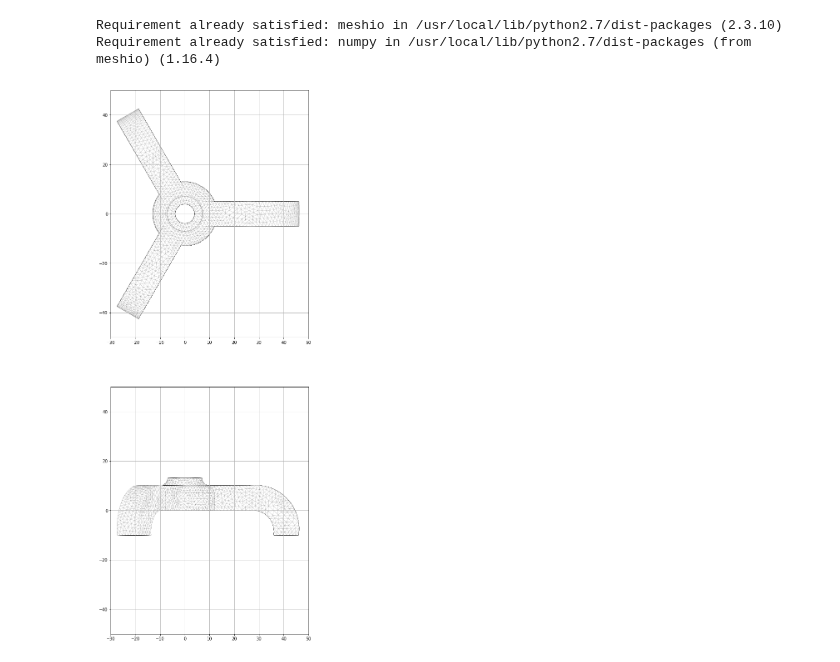
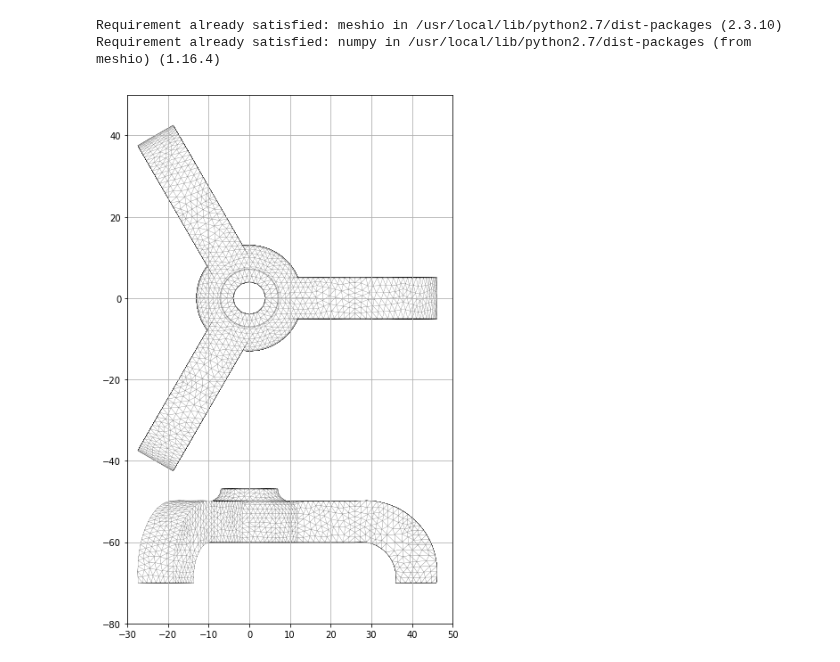
Before and after one commit to tkoyama010/Colaboratory, a Jupyter notebook: Linear_and_non_linear_elasticity.ipynb, the cells around one changed output. Cells and saved outputs as stored; diff of their text form; code cells hidden in the pictures.

```diff
--- a/Linear_and_non_linear_elasticity.ipynb
+++ b/Linear_and_non_linear_elasticity.ipynb
@@ -174,38 +155,36 @@ import numpy as np
 # %%
+%matplotlib inline
+import matplotlib.pyplot as plt
+from matplotlib.collections import PolyCollection
+import numpy as np
+
 fig = plt.figure(figsize=(24, 24))
 
 index1 = np.argsort((vertices[faces][:, :, 1]).mean(axis=1))
 collection1 = PolyCollection(
     (vertices[faces][:, :, np.array([0, 2])])[index1],
     closed=True,
     linewidth=0.1,
     facecolor="1.0",
     edgecolor="black",
 )
 
-ax1 = fig.add_subplot(211)
-ax1.set_xlim(-30, +50)
-ax1.set_ylim(-50, +50)
-ax1.set_aspect(1)
-ax1.set_frame_on(True)
-ax1.add_collection(collection1)
-ax1.grid(True)
-
 index2 = np.argsort((vertices[faces][:, :, 2]).mean(axis=1))
 collection2 = PolyCollection(
-    (vertices[faces][:, :, np.array([0, 1])])[index2],
+    (vertices[faces][:, :, np.array([0, 1])] + [0.0, -60.0])[index2],
     closed=True,
     linewidth=0.1,
     facecolor="1.0",
     edgecolor="black",
 )
 
-ax2 = fig.add_subplot(212)
-ax2.set_xlim(-30, +50)
-ax2.set_ylim(-50, +50)
-ax2.set_aspect(1)
-ax2.set_frame_on(True)
-ax2.add_collection(collection2)
-ax2.grid(True)
+ax = fig.add_subplot(211)
+ax.set_xlim(-30, +50)
+ax.set_ylim(-80, +50)
+ax.set_aspect(1)
+ax.set_frame_on(True)
+ax.add_collection(collection1)
+ax.add_collection(collection2)
+ax.grid(True)
 # %% [output]
-[figure, old version]
+[figure, new version]
```
Also changed, not shown: parts of 6 cells of this notebook.
